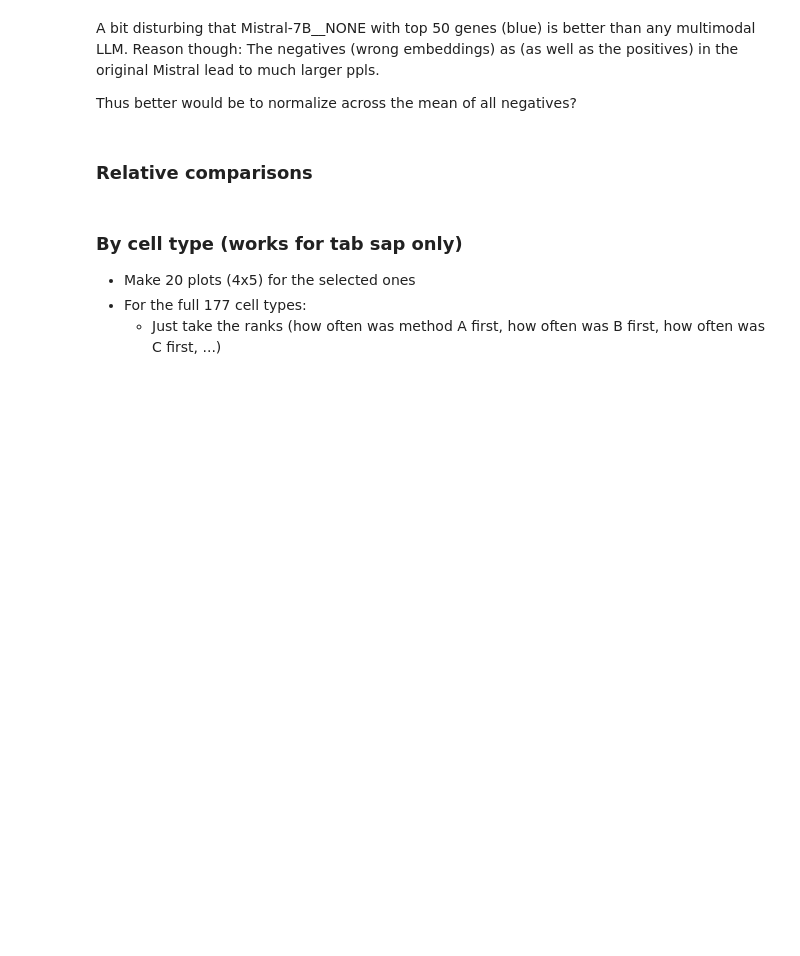
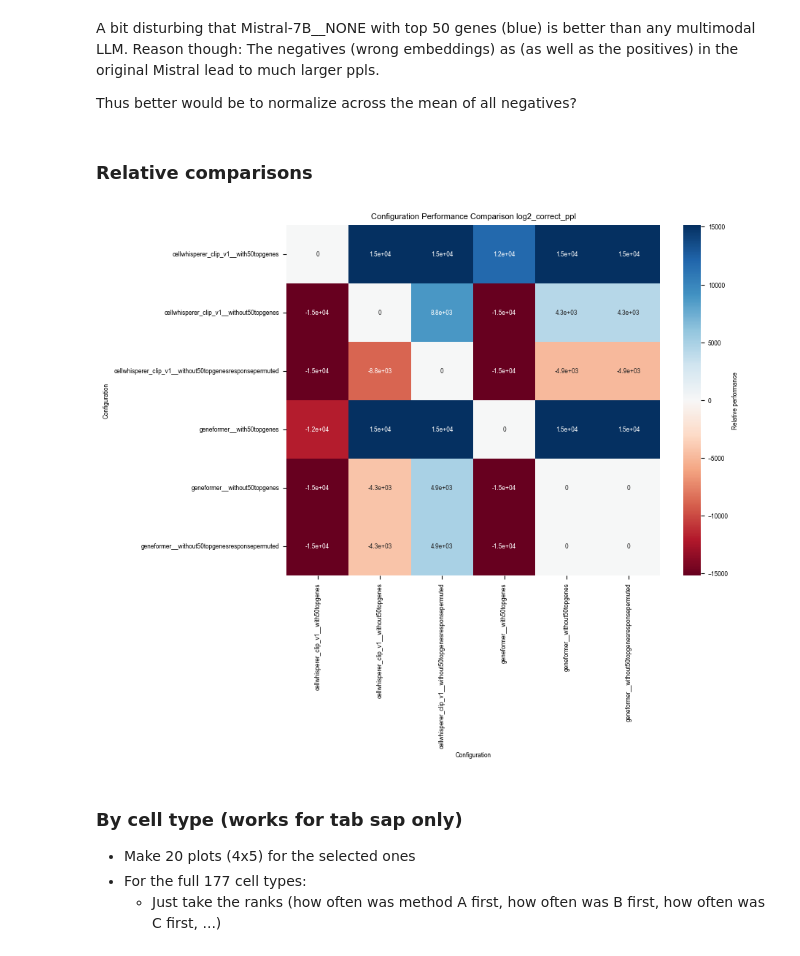
Before and after one commit to epigen/CellWhisperer, a Jupyter notebook: src/figures/notebooks/llava_comparative_perplexity_plots.py.ipynb, the cells around one changed output. Drawn from its saved outputs; the diff is of its cells as text; code cells hidden in the pictures; blank space fills up the shorter version.

```diff
--- a/src/figures/notebooks/llava_comparative_perplexity_plots.py.ipynb
+++ b/src/figures/notebooks/llava_comparative_perplexity_plots.py.ipynb
@@ -114,41 +199,43 @@ fig.savefig(snakemake.output.correct)
 from itertools import combinations
 
 # Find unique configurations
-configurations = ppl_ratios["configuration"].unique()
+configurations = ppl_df["configuration"].unique()
 
 # Initialize comparison matrix
 comparison_matrix = pd.DataFrame(0, index=configurations, columns=configurations)
 
 # Compare configurations
-for question_id, group in ppl_ratios.groupby("question_id"):
+for question_id, group in ppl_df.groupby("question_id"):
     pairs = combinations(group["configuration"], 2)
     for config1, config2 in pairs:
-        value1 = group.loc[group["configuration"] == config1, "log2(ppl_ratio)"].values[
-            0
-        ]
-        value2 = group.loc[group["configuration"] == config2, "log2(ppl_ratio)"].values[
-            0
-        ]
+        value1 = group.loc[
+            group["configuration"] == config1, snakemake.wildcards.plot_metric
+        ].values[0]
+        value2 = group.loc[
+            group["configuration"] == config2, snakemake.wildcards.plot_metric
+        ].values[0]
         if value1 <= value2:
             comparison_matrix.loc[config1, config2] += 1
             comparison_matrix.loc[config2, config1] -= 1
         if value1 >= value2:
             comparison_matrix.loc[config2, config1] += 1
             comparison_matrix.loc[config1, config2] -= 1
 
 # Normalize the matrix to get percentages
 # comparison_matrix = comparison_matrix.div(comparison_matrix.sum(axis=1), axis=0) * 100
 
 # Plot heatmap
 plt.figure(figsize=(8, 6))
 sns.heatmap(
     comparison_matrix,
     annot=True,
     cmap="RdBu",
     center=0,
     cbar_kws={"label": "Relative performance"},
 )
-plt.title("Configuration Performance Comparison (ppl ratios)")
+plt.title(f"Configuration Performance Comparison {snakemake.wildcards.plot_metric}")
 plt.xlabel("Configuration")
 plt.ylabel("Configuration")
-plt.savefig(snakemake.output.relative_ratios)
+plt.savefig(snakemake.output.relative_performances)
+# %% [output]
+[figure, added]
```
Also changed, not shown: parts of 11 cells of this notebook, 2 other files.
